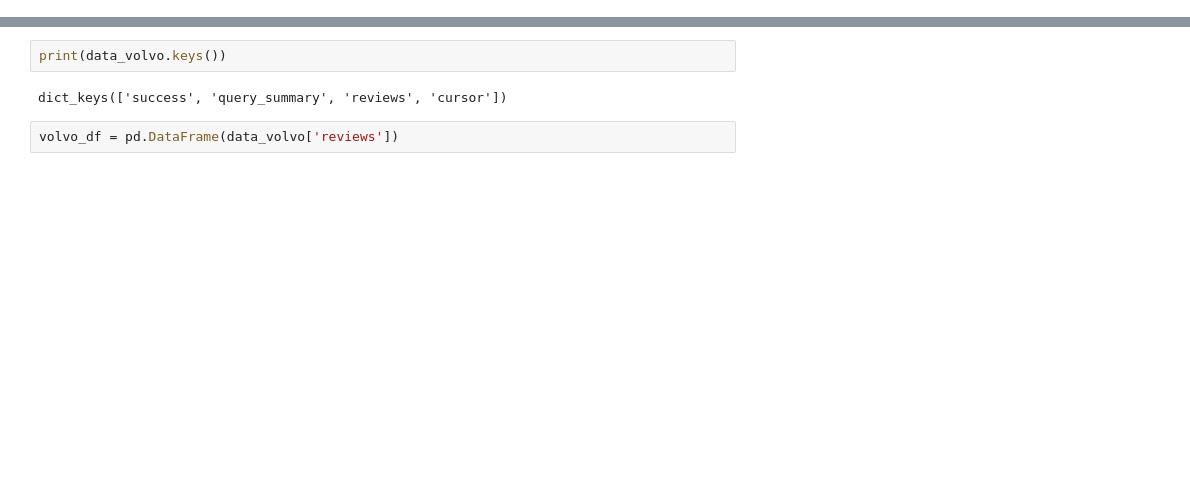
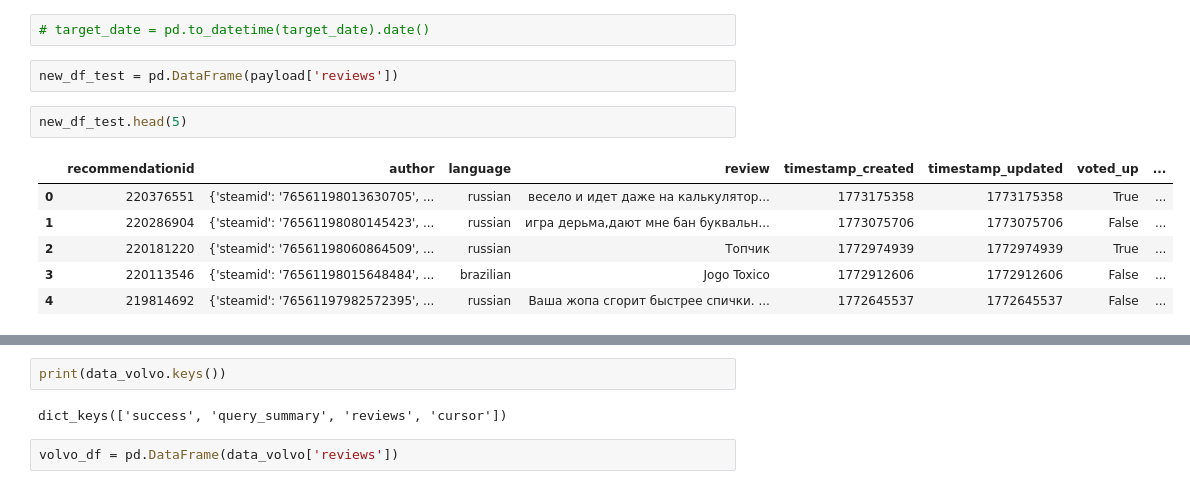
Before and after one commit to EvgenyShn/steam_api_test, a Jupyter notebook: api_Valve_test.ipynb, the cells around one changed output, grey strips where cells are left out. Cells and saved outputs as stored; diff of their text form; blank space fills up the shorter version.

```diff
--- a/api_Valve_test.ipynb
+++ b/api_Valve_test.ipynb
@@ -33,0 +505,13 @@ dict_keys(['success', 'query_summary', 'reviews', 'cursor'])
+# %%
+# target_date = pd.to_datetime(target_date).date()
+# %%
+new_df_test = pd.DataFrame(payload['reviews'])
+# %%
+new_df_test.head(5)
+# %% [output]
+|  | recommendationid | author | language | review | timestamp_created | timestamp_updated | voted_up | ... |
+| 0 | 220376551 | {'steamid': '76561198013630705', ... | russian | весело и идет даже на калькулятор... | 1773175358 | 1773175358 | True | ... |
+| 1 | 220286904 | {'steamid': '76561198080145423', ... | russian | игра дерьма,дают мне бан буквальн... | 1773075706 | 1773075706 | False | ... |
+| 2 | 220181220 | {'steamid': '76561198060864509', ... | russian | Топчик | 1772974939 | 1772974939 | True | ... |
+| 3 | 220113546 | {'steamid': '76561198015648484', ... | brazilian | Jogo Toxico | 1772912606 | 1772912606 | False | ... |
+| 4 | 219814692 | {'steamid': '76561197982572395', ... | russian | Ваша жопа сгорит быстрее спички. ... | 1772645537 | 1772645537 | False | ... |
```
Also changed, not shown: parts of 23 cells of this notebook, 3 other files.
